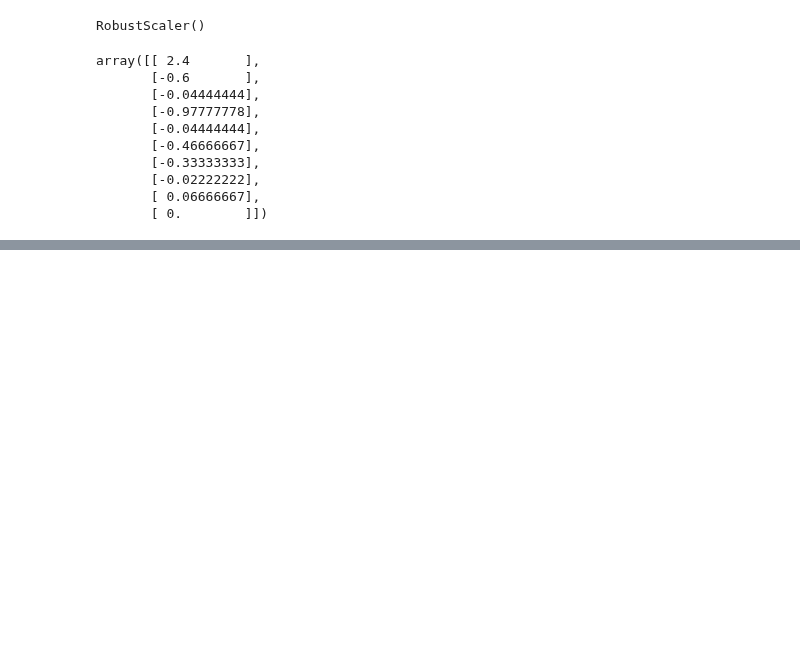
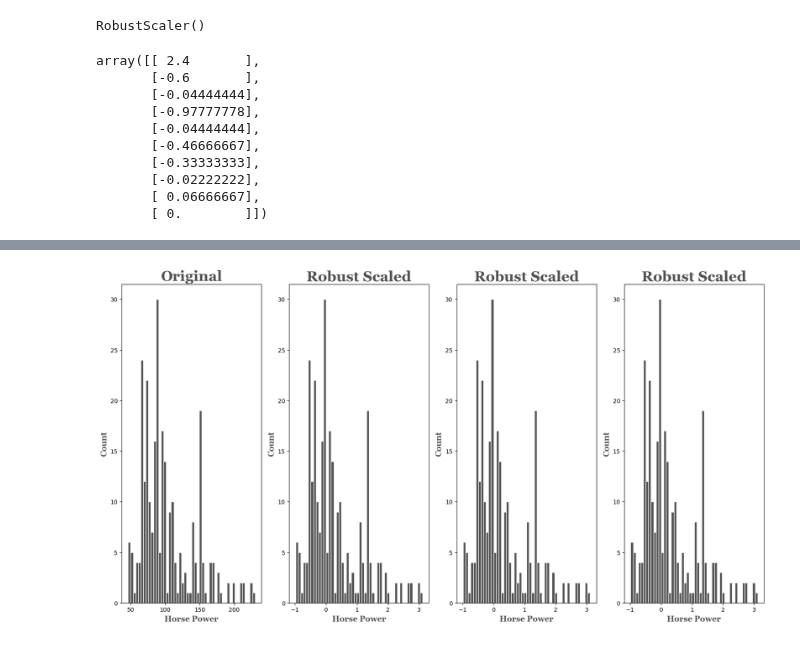
Before and after one commit to manuelparra1/regression-exercises, a Jupyter notebook: scaling_notes.ipynb, the cells around one changed output, grey strips where cells are left out. Saved outputs shown, nothing was run; the diff lists cells and outputs as text; code cells hidden in the pictures; blank space fills up the shorter version.

```diff
--- a/scaling_notes.ipynb
+++ b/scaling_notes.ipynb
@@ -379,0 +415,38 @@ array([[ 2.4       ],
+# %%
+fig, ax = plt.subplots(1,4,figsize=(20,10))
+
+font = {'family': 'Georgia',
+        'color':  '#525252',
+        'weight': 'bold',
+        'size': 25,
+        }
+
+ax[0].hist(auto_df_train['horsepower'], color="#525252",ec='white',bins=50)
+ax[0].set_ylabel(r"Count", fontsize=14, color="#525252", fontdict=font)
+ax[0].set_xlabel(r"Horse Power", fontsize=14, color="#525252", fontdict=font)
+ax[0].set_title("Original",color='#525252', fontdict=font)
+for label in ax1.get_yticklabels():
+    label.set_color("#525252")
+
+ax[1].hist(auto_df_train_scaled, color="#525252",ec='white',bins=50)
+ax[1].set_ylabel(r"Count", fontsize=14, color="#525252", fontdict=font)
+ax[1].set_xlabel(r"Horse Power", fontsize=14, color="#525252", fontdict=font)
+ax[1].set_title("Robust Scaled",color='#525252', fontdict=font);
+for label in ax1.get_yticklabels():
+    label.set_color("#525252")
+
+ax[2].hist(auto_df_train_scaled, color="#525252",ec='white',bins=50)
+ax[2].set_ylabel(r"Count", fontsize=14, color="#525252", fontdict=font)
+ax[2].set_xlabel(r"Horse Power", fontsize=14, color="#525252", fontdict=font)
+ax[2].set_title("Robust Scaled",color='#525252', fontdict=font);
+for label in ax1.get_yticklabels():
+    label.set_color("#525252")
+
+ax[3].hist(auto_df_train_scaled, color="#525252",ec='white',bins=50)
+ax[3].set_ylabel(r"Count", fontsize=14, color="#525252", fontdict=font)
+ax[3].set_xlabel(r"Horse Power", fontsize=14, color="#525252", fontdict=font)
+ax[3].set_title("Robust Scaled",color='#525252', fontdict=font);
+for label in ax1.get_yticklabels():
+    label.set_color("#525252")
+# %% [output]
+[figure, added]
```
Also changed, not shown: parts of 3 cells of this notebook, 5 other files.
